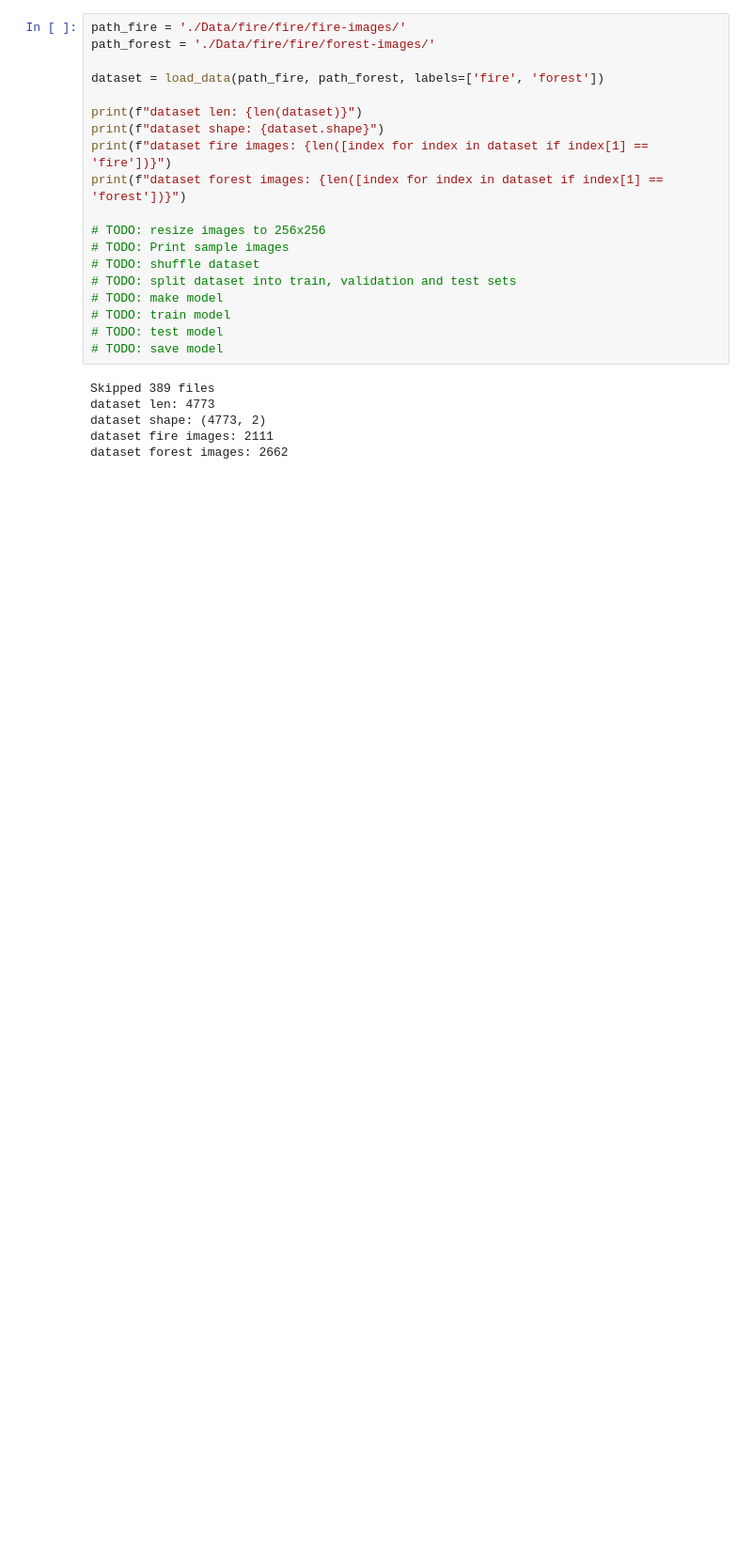
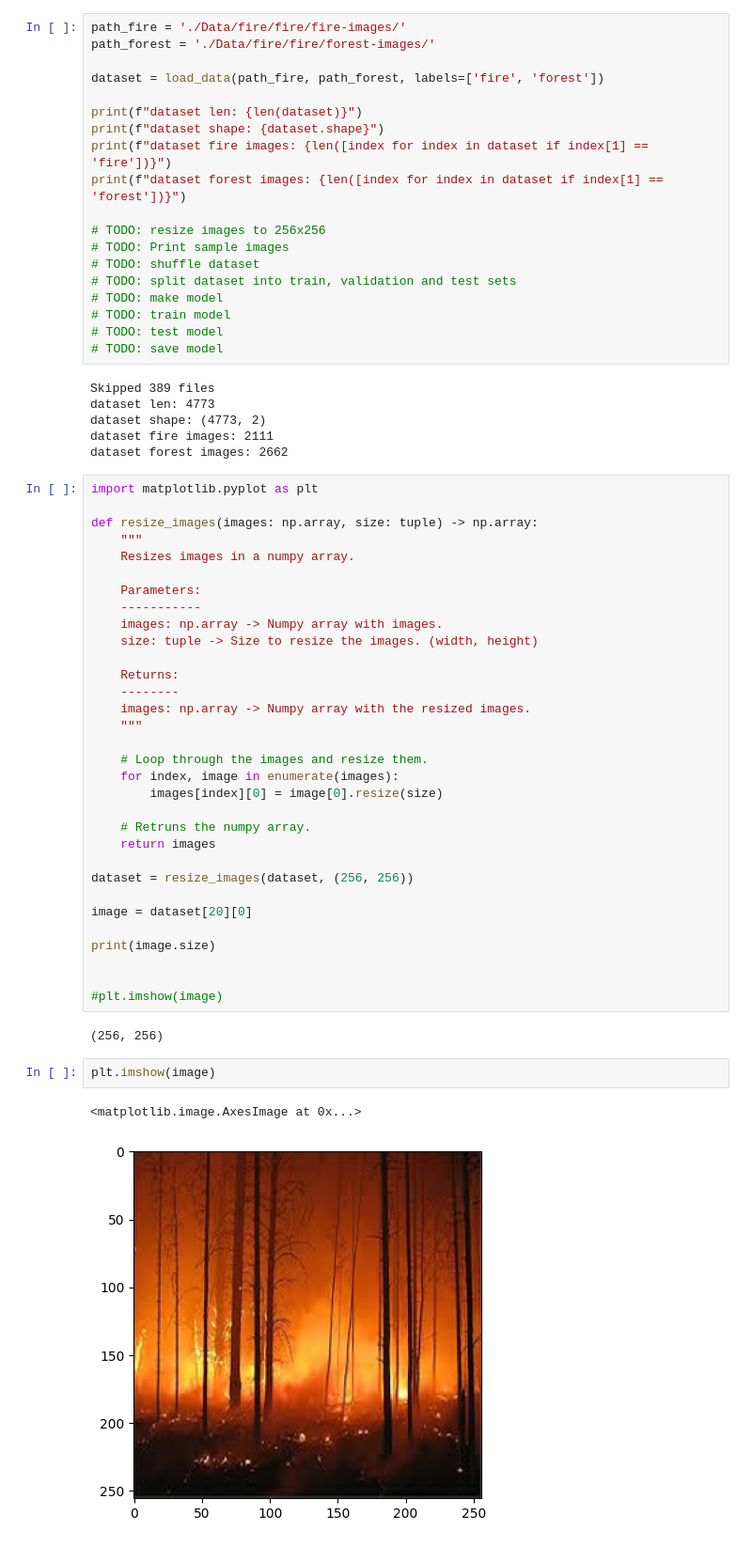
Before and after one commit to Canesp/Project_Deep_Learning, a Jupyter notebook: main.ipynb, the cells around one changed output. Shown at 94% size. Saved outputs shown, nothing was run; the diff lists cells and outputs as text; blank space fills up the shorter version.

Commit message:
Added function to resize images.

```diff
--- a/main.ipynb
+++ b/main.ipynb
@@ -88,3 +110,42 @@ dataset len: 4773
 dataset shape: (4773, 2)
 dataset fire images: 2111
 dataset forest images: 2662
+# %%
+import matplotlib.pyplot as plt
+
+def resize_images(images: np.array, size: tuple) -> np.array:
+    """
+    Resizes images in a numpy array.
+
+    Parameters:
+    -----------
+    images: np.array -> Numpy array with images.
+    size: tuple -> Size to resize the images. (width, height)
+
+    Returns:
+    --------
+    images: np.array -> Numpy array with the resized images.
+    """
+
+    # Loop through the images and resize them.
+    for index, image in enumerate(images):
+        images[index][0] = image[0].resize(size)
+
+    # Retruns the numpy array.
+    return images
+
+dataset = resize_images(dataset, (256, 256))
+
+image = dataset[20][0]
+
+print(image.size)
+
+
+#plt.imshow(image)
+# %% [output]
+(256, 256)
+# %%
+plt.imshow(image)
+# %% [output]
+<matplotlib.image.AxesImage at 0x...>
+[figure, added]
```
Also changed, not shown: parts of 1 cell of this notebook.
